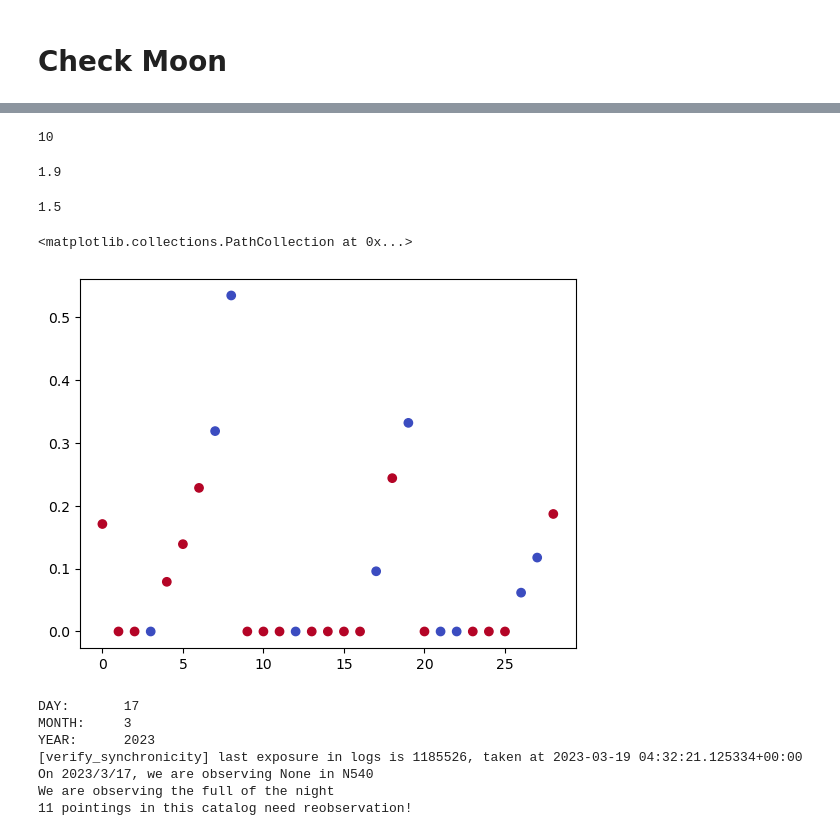
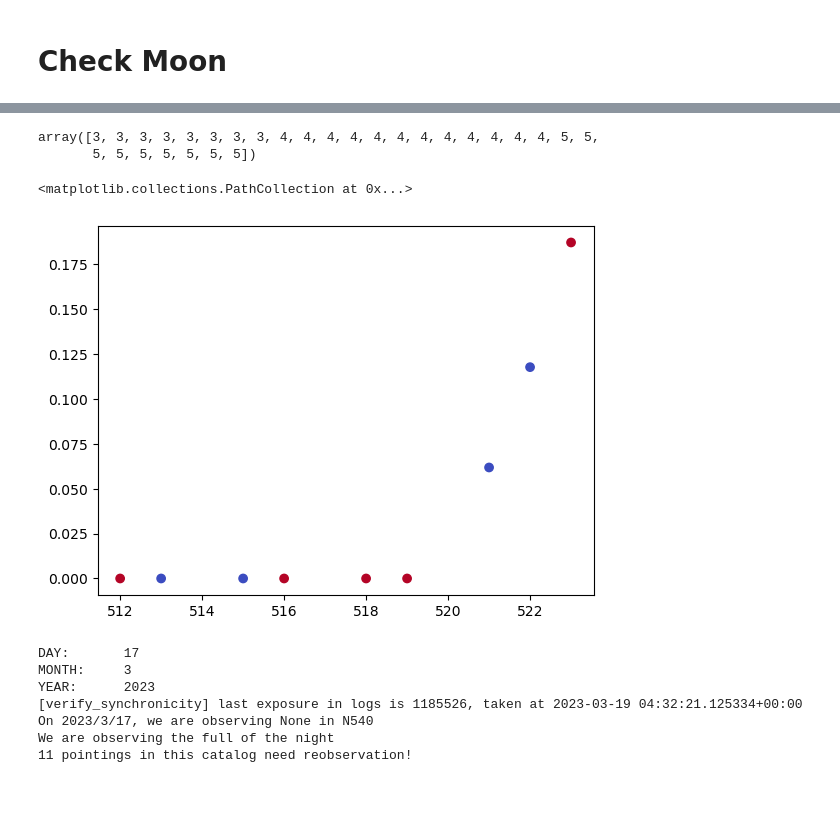
Before and after one commit to MerianSurvey/skipper, a Jupyter notebook: notebooks/2023A_planner.ipynb, the cells around one changed output, grey strips where cells are left out. Saved outputs shown, nothing was run; the diff lists cells and outputs as text; code cells hidden in the pictures; blank space fills up the shorter version.

```diff
--- a/notebooks/2023A_planner.ipynb
+++ b/notebooks/2023A_planner.ipynb
@@ -103,20 +96,15 @@ mooneff = np.where(moonarr[:,1]>0, moonarr[:,0], 0.)
-# %%
-(obsfilters=='N708').sum()
-# %% [output]
-10
-# %%
-19/10.
-# %% [output]
-1.9
-# %%
-900/600.
-# %% [output]
-1.5
+# %%
+obsdates[:,1]
+# %% [output]
+array([3, 3, 3, 3, 3, 3, 3, 3, 4, 4, 4, 4, 4, 4, 4, 4, 4, 4, 4, 4, 5, 5,
+       5, 5, 5, 5, 5, 5, 5])
+# %%
+mask = obsdates[:,1]==5
 # %%
-plt.scatter (np.arange(len(indices)), mooneff, c=obsfilters=='N540', cmap='coolwarm' )
+plt.scatter (indices[mask], mooneff[mask], c=obsfilters[mask]=='N540', cmap='coolwarm' )
 # %% [output]
 <matplotlib.collections.PathCollection at 0x...>
-[figure, old version]
+[figure, new version]
 # %%
 for idx in range(len(obsdates)):
     night = obsdates[idx]
```
Also changed, not shown: parts of 3 cells of this notebook, 3 other files.
